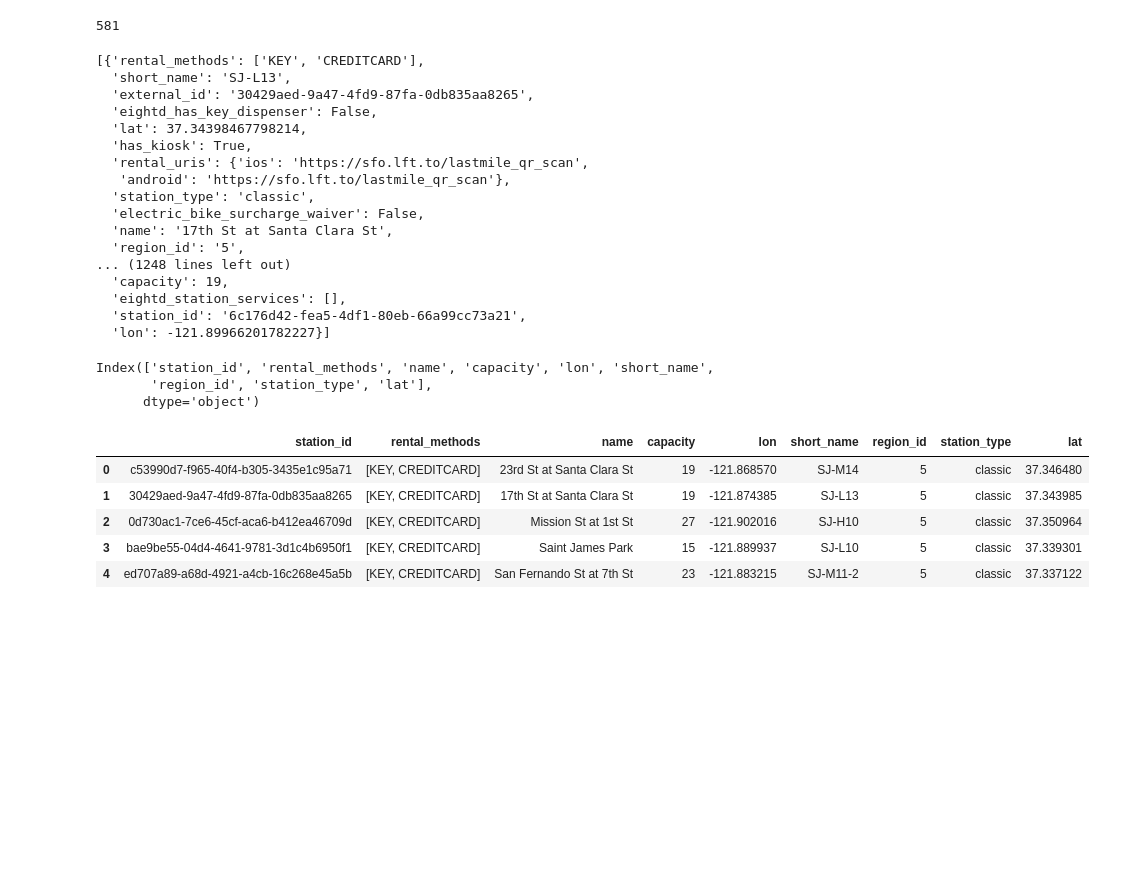
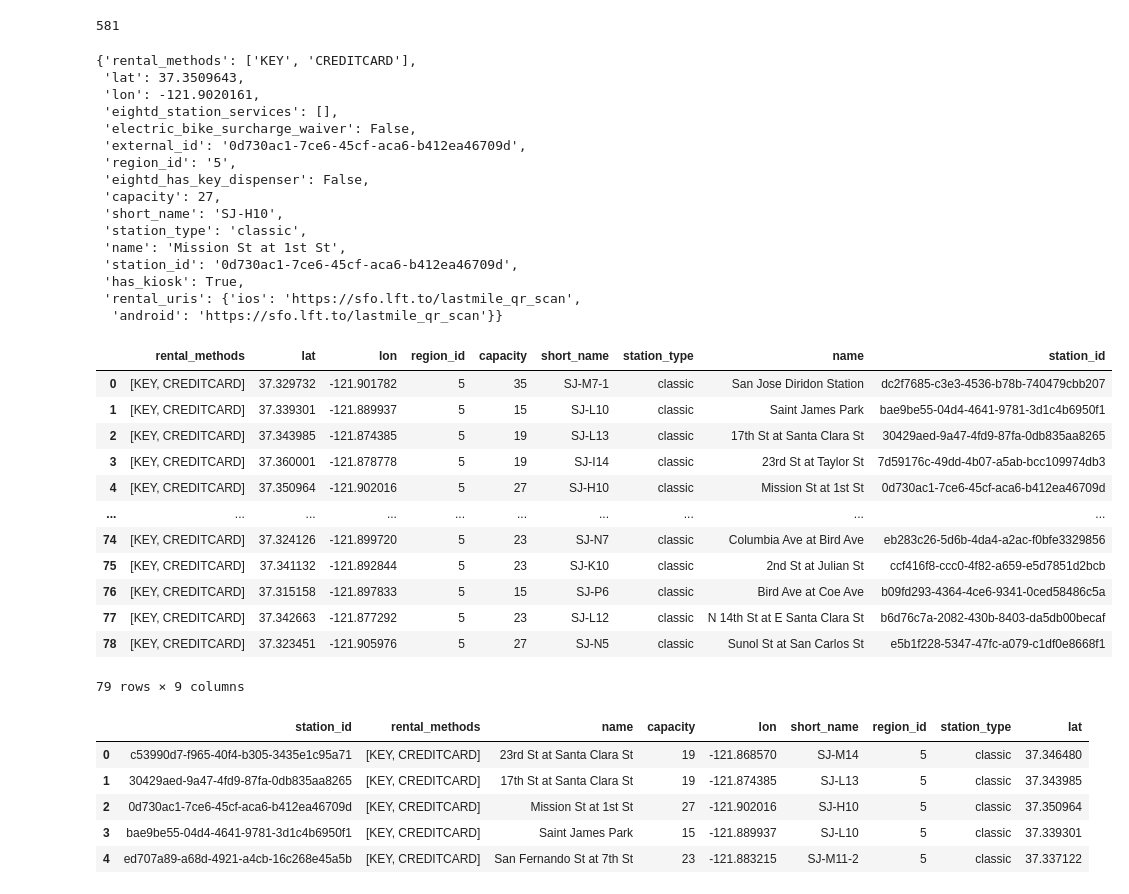
Before and after one commit to ByteMaverick/DockFlow, a Jupyter notebook: backend/prototype/data_collection.ipynb, the cells around one changed output. Cells and saved outputs as stored; diff of their text form; code cells hidden in the pictures; blank space fills up the shorter version.

```diff
--- a/backend/prototype/data_collection.ipynb
+++ b/backend/prototype/data_collection.ipynb
@@ -93,35 +109,46 @@ def static_station_data() -> list:
 
 sj_s = static_station_data()
 
-sj_s
+len(sj_s)
+
+sj_s[0]
 # %% [output]
-[{'rental_methods': ['KEY', 'CREDITCARD'],
-  'short_name': 'SJ-L13',
-  'external_id': '30429aed-9a47-4fd9-87fa-0db835aa8265',
-  'eightd_has_key_dispenser': False,
-  'lat': 37.34398467798214,
-  'has_kiosk': True,
-  'rental_uris': {'ios': 'https://sfo.lft.to/lastmile_qr_scan',
-   'android': 'https://sfo.lft.to/lastmile_qr_scan'},
-  'station_type': 'classic',
-  'electric_bike_surcharge_waiver': False,
-  'name': '17th St at Santa Clara St',
-  'region_id': '5',
-... (1248 lines left out)
-  'capacity': 19,
-  'eightd_station_services': [],
-  'station_id': '6c176d42-fea5-4df1-80eb-66a99cc73a21',
-  'lon': -121.89966201782227}]
+{'rental_methods': ['KEY', 'CREDITCARD'],
+ 'lat': 37.3509643,
+ 'lon': -121.9020161,
+ 'eightd_station_services': [],
+ 'electric_bike_surcharge_waiver': False,
+ 'external_id': '0d730ac1-7ce6-45cf-aca6-b412ea46709d',
+ 'region_id': '5',
+ 'eightd_has_key_dispenser': False,
+ 'capacity': 27,
+ 'short_name': 'SJ-H10',
+ 'station_type': 'classic',
+ 'name': 'Mission St at 1st St',
+ 'station_id': '0d730ac1-7ce6-45cf-aca6-b412ea46709d',
+ 'has_kiosk': True,
+ 'rental_uris': {'ios': 'https://sfo.lft.to/lastmile_qr_scan',
+  'android': 'https://sfo.lft.to/lastmile_qr_scan'}}
 # %%
 import pandas as pd
 
 df = pd.DataFrame(sj)
 df = df.drop(['has_kiosk','rental_uris','eightd_has_key_dispenser','electric_bike_surcharge_waiver','external_id','external_id','eightd_station_services'],axis =1)
-df.columns
+df
 # %% [output]
+|  | rental_methods | lat | lon | region_id | capacity | short_name | station_type | name | station_id |
+| 0 | [KEY, CREDITCARD] | 37.329732 | -121.901782 | 5 | 35 | SJ-M7-1 | classic | San Jose Diridon Station | dc2f7685-c3e3-4536-b78b-740479cbb207 |
+| 1 | [KEY, CREDITCARD] | 37.339301 | -121.889937 | 5 | 15 | SJ-L10 | classic | Saint James Park | bae9be55-04d4-4641-9781-3d1c4b6950f1 |
+| 2 | [KEY, CREDITCARD] | 37.343985 | -121.874385 | 5 | 19 | SJ-L13 | classic | 17th St at Santa Clara St | 30429aed-9a47-4fd9-87fa-0db835aa8265 |
+| 3 | [KEY, CREDITCARD] | 37.360001 | -121.878778 | 5 | 19 | SJ-I14 | classic | 23rd St at Taylor St | 7d59176c-49dd-4b07-a5ab-bcc109974db3 |
+| 4 | [KEY, CREDITCARD] | 37.350964 | -121.902016 | 5 | 27 | SJ-H10 | classic | Mission St at 1st St | 0d730ac1-7ce6-45cf-aca6-b412ea46709d |
+| ... | ... | ... | ... | ... | ... | ... | ... | ... | ... |
+| 74 | [KEY, CREDITCARD] | 37.324126 | -121.899720 | 5 | 23 | SJ-N7 | classic | Columbia Ave at Bird Ave | eb283c26-5d6b-4da4-a2ac-f0bfe3329856 |
+| 75 | [KEY, CREDITCARD] | 37.341132 | -121.892844 | 5 | 23 | SJ-K10 | classic | 2nd St at Julian St | ccf416f8-ccc0-4f82-a659-e5d7851d2bcb |
+| 76 | [KEY, CREDITCARD] | 37.315158 | -121.897833 | 5 | 15 | SJ-P6 | classic | Bird Ave at Coe Ave | b09fd293-4364-4ce6-9341-0ced58486c5a |
+| 77 | [KEY, CREDITCARD] | 37.342663 | -121.877292 | 5 | 23 | SJ-L12 | classic | N 14th St at E Santa Clara St | b6d76c7a-2082-430b-8403-da5db00becaf |
+| 78 | [KEY, CREDITCARD] | 37.323451 | -121.905976 | 5 | 27 | SJ-N5 | classic | Sunol St at San Carlos St | e5b1f228-5347-47fc-a079-c1df0e8668f1 |
-Index(['station_id', 'rental_methods', 'name', 'capacity', 'lon', 'short_name',
-       'region_id', 'station_type', 'lat'],
-      dtype='object')
+79 rows × 9 columns
 # %%
 df.head()
 # %% [output]
```
Also changed, not shown: parts of 3 cells of this notebook, 23 other files.
